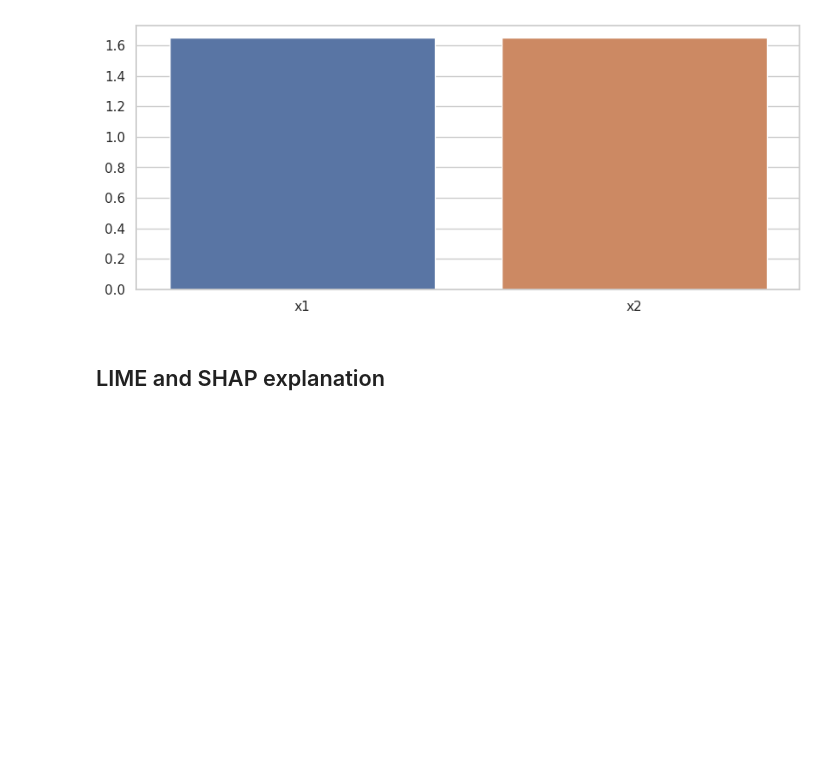
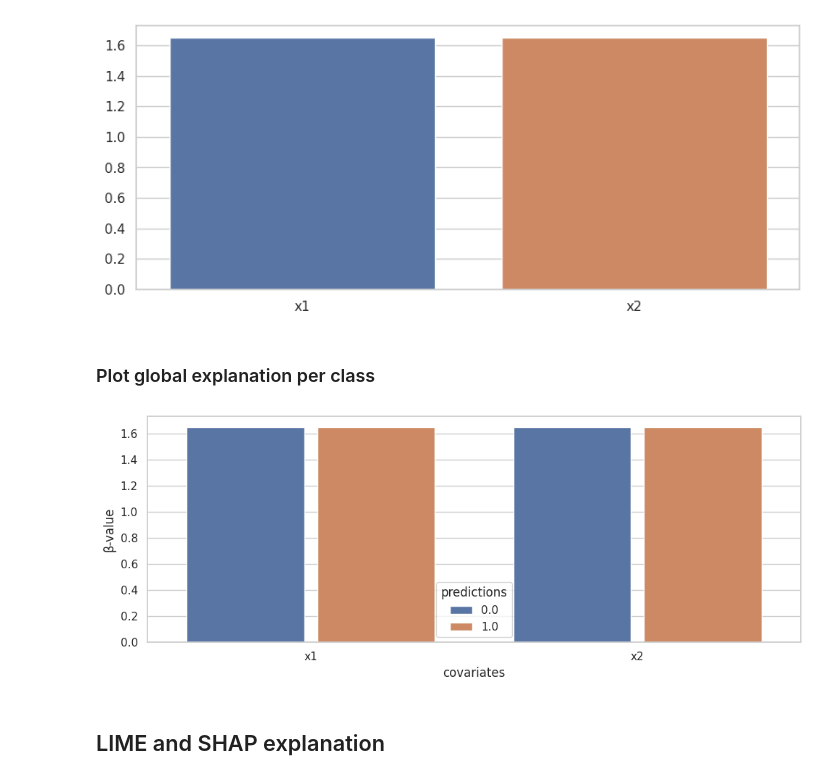
Before and after one commit to eirihoyh/Interpretable-NNs, a Jupyter notebook: ann_implementation/local_contributions/look_into_explanations_ann.ipynb, the cells around one changed output. Drawn from its saved outputs; the diff is of its cells as text; code cells hidden in the pictures; blank space fills up the shorter version.

Commit message:
added global explanation per class in look_into_explanations_ann notebook

```diff
--- a/ann_implementation/local_contributions/look_into_explanations_ann.ipynb
+++ b/ann_implementation/local_contributions/look_into_explanations_ann.ipynb
@@ -153,10 +156,15 @@ pf.plot_local_explain_piecewise_linear_act(
 # %%
-y, X = pip_func.create_data_unif(10000, beta=[100,1,1,1,1], dep_level=0.0, classification=True, non_lin=False)
+n_samples = 10_000
+n_expl_per_sample = 1
+
+y, X = pip_func.create_data_unif(n_samples, beta=[100,1,1,1,1], dep_level=0.0, classification=True, non_lin=False)
 
 data = torch.tensor(X,dtype = torch.float32)
 
-contributions_lin = np.zeros((len(X), 1, 5))
+contributions_lin = np.zeros((len(X), n_expl_per_sample, 5))
+predictions = np.zeros((len(X), n_expl_per_sample))
 
 for ind, d in enumerate(data):
-    expl, _, _ = pip_func.local_explain_piecewise_linear_act(net, d, n_samples=1)
+    expl, preds, _ = pip_func.local_explain_piecewise_linear_act(net, d, n_samples=n_expl_per_sample)
     contributions_lin[ind] = expl[:,:,0]
+    predictions[ind] = preds[:,0] > 0.5
@@ -169,6 +179,21 @@ plt.savefig("ann_implementation/local_contributions/imgs/global_explain_linear_l
 plt.show()
 # %% [output]
 [figure]
+# %% [markdown]
+### Plot global explanation per class
+# %%
+df = pd.DataFrame(contributions_lin.reshape(n_samples*n_expl_per_sample,-1), columns=["x0","x1","x2","x3","x4"])
+# df["y"] = np.stack((y,)*n_expl_per_sample, axis=0).T.reshape(n_samples*n_expl_per_sample)
+df["predictions"] = predictions.flatten()
+dfm = df.iloc[:,[1,2,5]].melt('predictions',var_name='covariates', value_name='β-value')
+plt.figure(figsize=(10,4))
+sns.set(style="whitegrid")
+sns.barplot(data=dfm, x='covariates', y='β-value', hue="predictions", gap=0.1)
+plt.tight_layout()
+plt.savefig("ann_implementation/local_contributions/imgs/global_explain_linear_per_class")
+plt.show()
+# %% [output]
+[figure, added]
 # %%
 sns.reset_orig()
 plt.clf()
```
Also changed, not shown: parts of 9 cells of this notebook, 3 other files.
